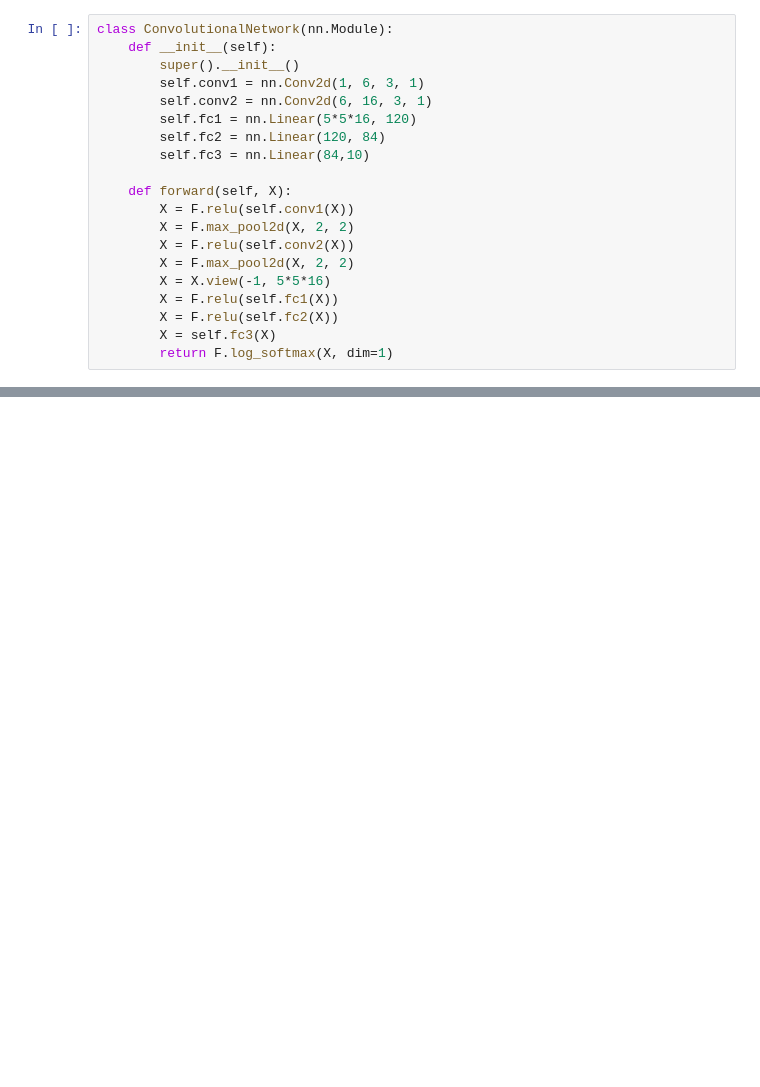
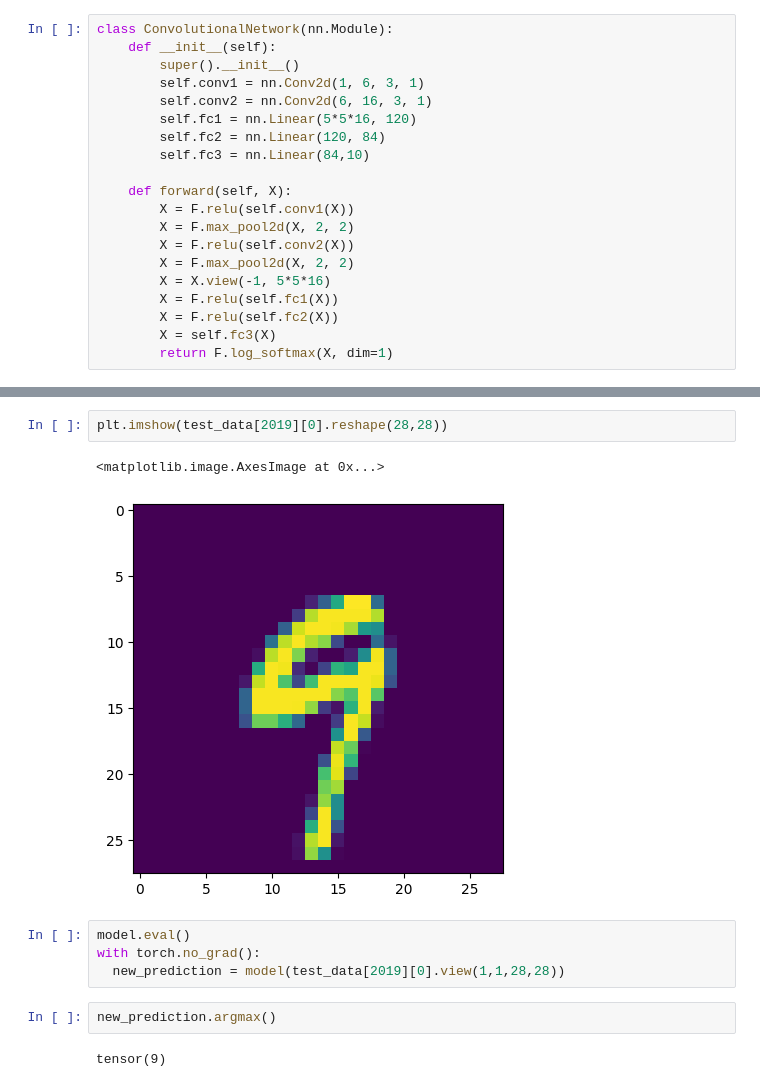
Before and after one commit to annamariabugaj/ML_small_projects, a Jupyter notebook: MNIST_ANN.ipynb, the cells around one changed output, grey strips where cells are left out. Saved outputs shown, nothing was run; the diff lists cells and outputs as text; blank space fills up the shorter version.

```diff
--- a/MNIST_ANN.ipynb
+++ b/MNIST_ANN.ipynb
@@ -474,0 +632,13 @@ class ConvolutionalNetwork(nn.Module):
+# %%
+plt.imshow(test_data[2019][0].reshape(28,28))
+# %% [output]
+<matplotlib.image.AxesImage at 0x...>
+[figure, added]
+# %%
+model.eval()
+with torch.no_grad():
+  new_prediction = model(test_data[2019][0].view(1,1,28,28))
+# %%
+new_prediction.argmax()
+# %% [output]
+tensor(9)
```
Also changed, not shown: parts of 11 cells of this notebook.
